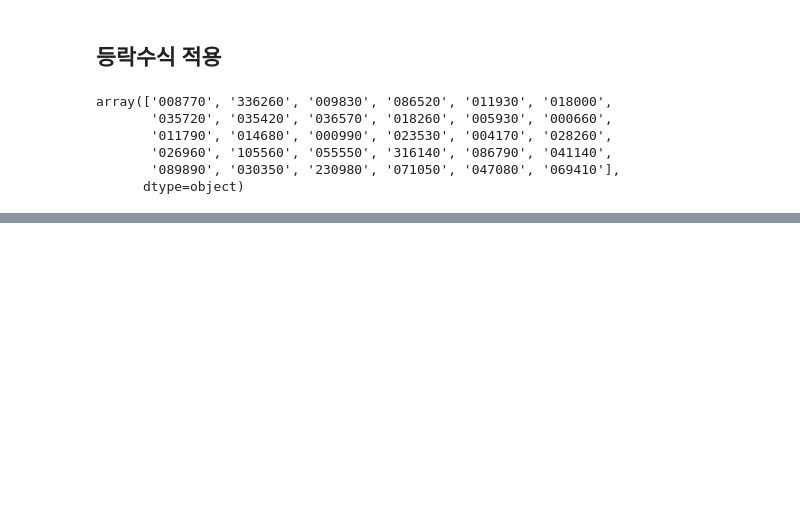
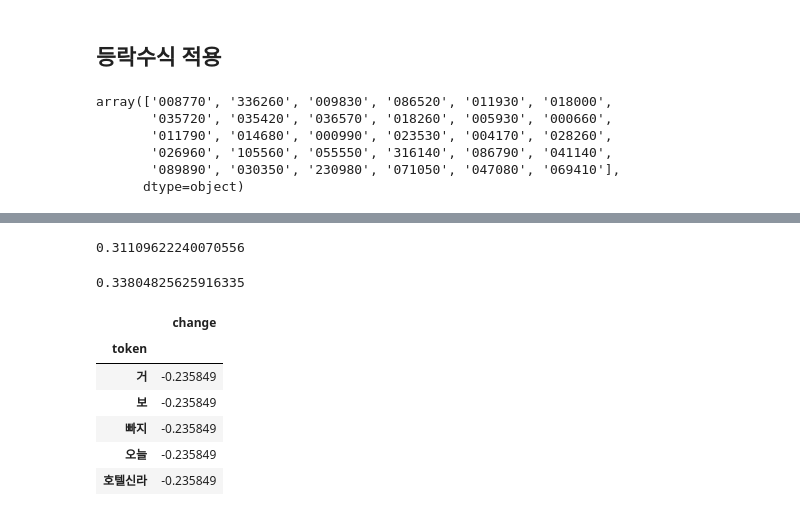
Before and after one commit to jayleenym/AYOA, a Jupyter notebook: 감성사전/감성사전만들기.ipynb, the cells around one changed output, grey strips where cells are left out. Cells and saved outputs as stored; diff of their text form; code cells hidden in the pictures; blank space fills up the shorter version.

```diff
--- a/감성사전/감성사전만들기.ipynb
+++ b/감성사전/감성사전만들기.ipynb
@@ -549,0 +545,19 @@ DATA
+# %%
+one = r1[0]
+SENTIMENT[one] * (1 + max_r1 * token_df[one])
+# %% [output]
+0.31109622240070556
+# %%
+SENTIMENT[one]
+# %% [output]
+0.33804825625916335
+# %%
+token_df =
+# %% [output]
+|  | change |
+| token |  |
+| 거 | -0.235849 |
+| 보 | -0.235849 |
+| 빠지 | -0.235849 |
+| 오늘 | -0.235849 |
+| 호텔신라 | -0.235849 |
```
Also changed, not shown: parts of 10 cells of this notebook.
